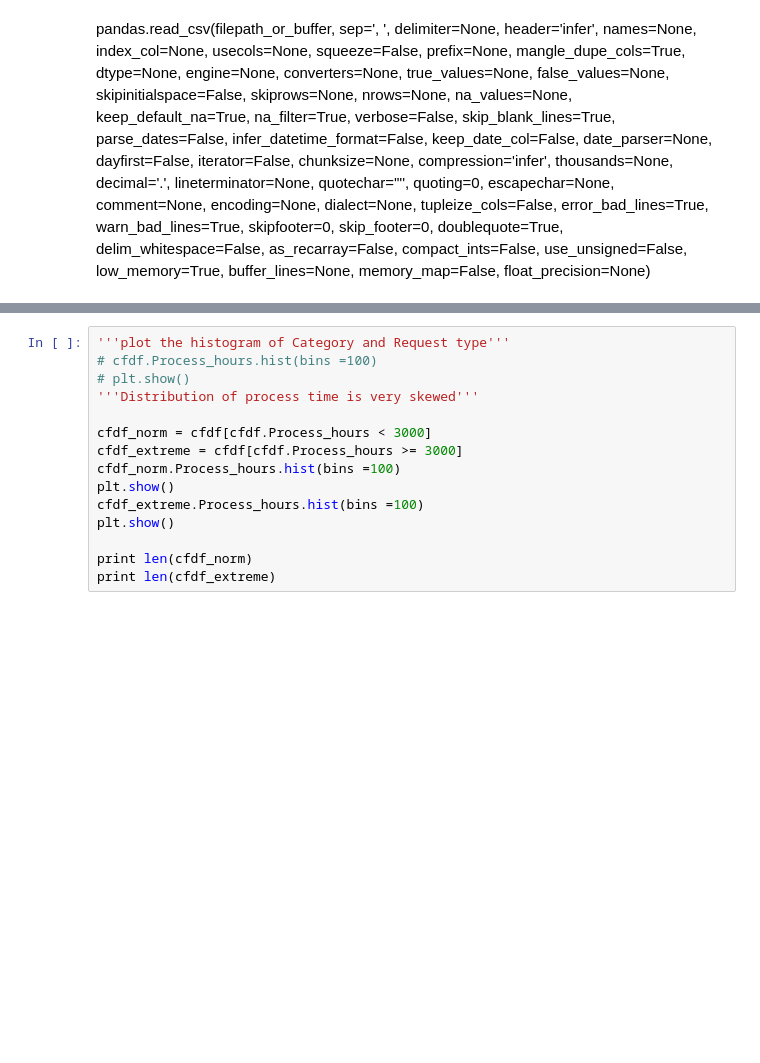
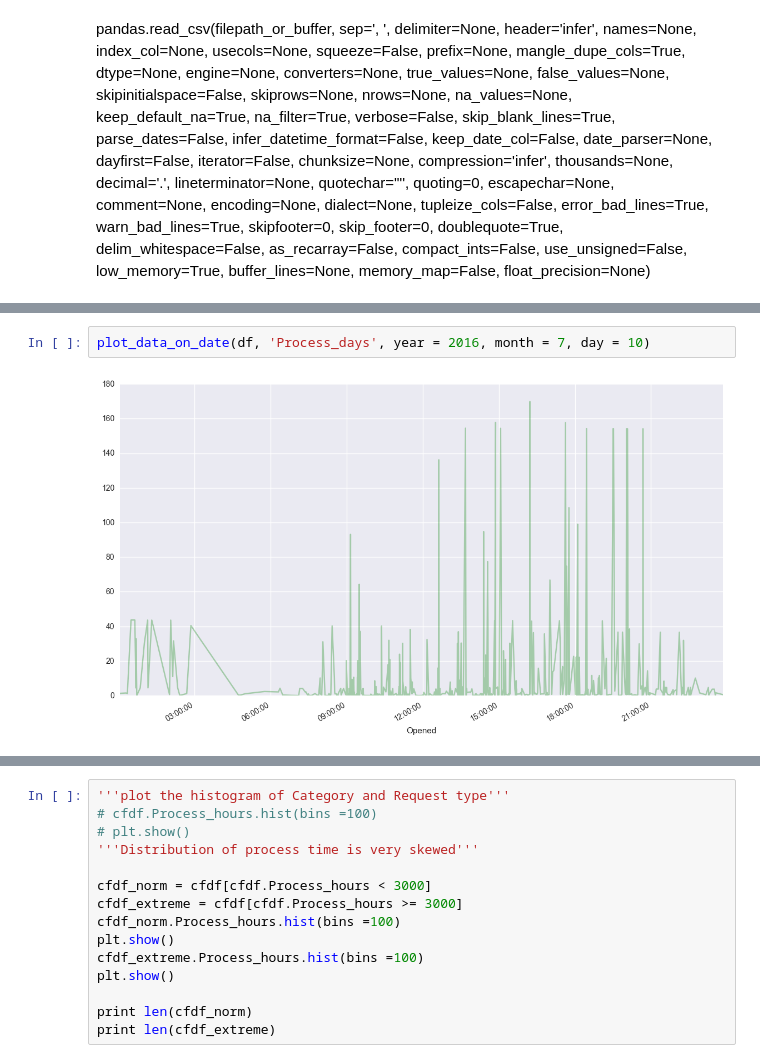
Before and after one commit to haowei772/San-Francisco-311-request-resolving-time-prediction, a Jupyter notebook: Code/Project_EDA_311.ipynb, the cells around one changed output, grey strips where cells are left out. Saved outputs shown, nothing was run; the diff lists cells and outputs as text; blank space fills up the shorter version.

```diff
--- a/Code/Project_EDA_311.ipynb
+++ b/Code/Project_EDA_311.ipynb
@@ -214,0 +451,4 @@ dft_req_type_dict = category_to_numer_dict(cfdf, 'Request Type', req_type_val)
+# %%
+plot_data_on_date(df, 'Process_days', year = 2016, month = 7, day = 10)
+# %% [output]
+[figure, added]
```
Also changed, not shown: parts of 18 cells of this notebook, 7 other files.
